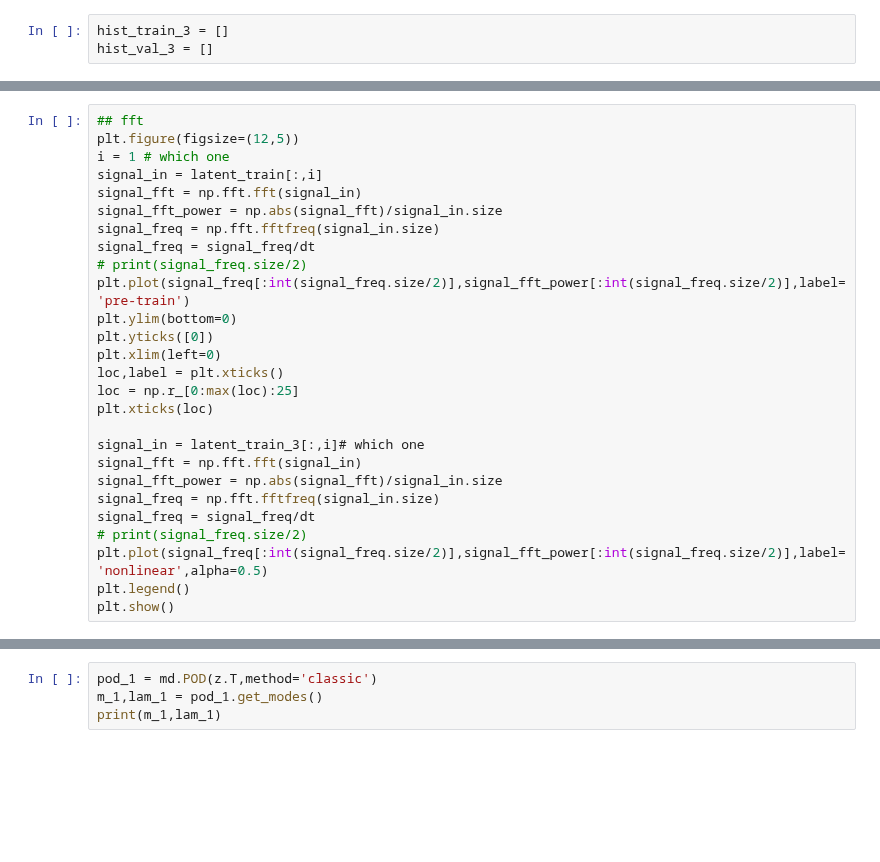
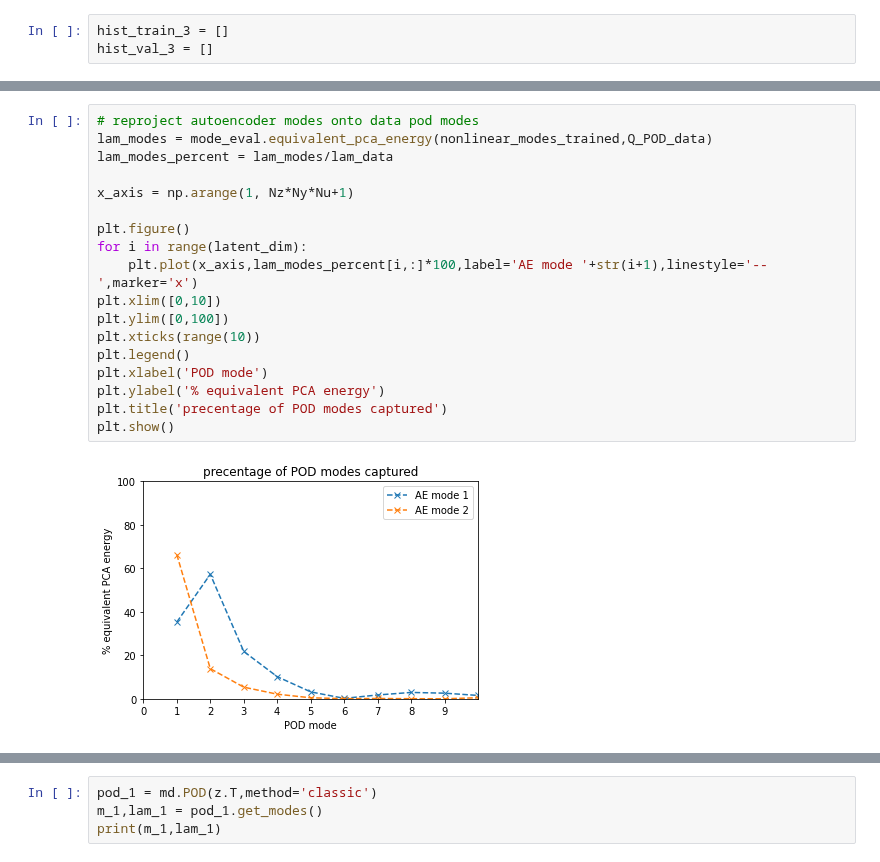
Before and after one commit to MagriLab/MD-CNN-AE, a Jupyter notebook: experiment.ipynb, the cells around one changed output, grey strips where cells are left out. Saved outputs shown, nothing was run; the diff lists cells and outputs as text; blank space fills up the shorter version.

```diff
--- a/experiment.ipynb
+++ b/experiment.ipynb
@@ -587,27 +546,0 @@ plt.show()
-# %%
-## fft
-plt.figure(figsize=(12,5))
-i = 1 # which one
-signal_in = latent_train[:,i]
-signal_fft = np.fft.fft(signal_in)
-signal_fft_power = np.abs(signal_fft)/signal_in.size
-signal_freq = np.fft.fftfreq(signal_in.size)
-signal_freq = signal_freq/dt
-# print(signal_freq.size/2)
-plt.plot(signal_freq[:int(signal_freq.size/2)],signal_fft_power[:int(signal_freq.size/2)],label='pre-train')
-plt.ylim(bottom=0)
-plt.yticks([0])
-plt.xlim(left=0)
-loc,label = plt.xticks()
-loc = np.r_[0:max(loc):25]
-plt.xticks(loc)
-
-signal_in = latent_train_3[:,i]# which one
-signal_fft = np.fft.fft(signal_in)
-signal_fft_power = np.abs(signal_fft)/signal_in.size
-signal_freq = np.fft.fftfreq(signal_in.size)
-signal_freq = signal_freq/dt
-# print(signal_freq.size/2)
-plt.plot(signal_freq[:int(signal_freq.size/2)],signal_fft_power[:int(signal_freq.size/2)],label='nonlinear',alpha=0.5)
-plt.legend()
-plt.show()
@@ -613,0 +564,20 @@ plt.show()
+# %%
+# reproject autoencoder modes onto data pod modes
+lam_modes = mode_eval.equivalent_pca_energy(nonlinear_modes_trained,Q_POD_data)
+lam_modes_percent = lam_modes/lam_data
+
+x_axis = np.arange(1, Nz*Ny*Nu+1)
+
+plt.figure()
+for i in range(latent_dim):
+    plt.plot(x_axis,lam_modes_percent[i,:]*100,label='AE mode '+str(i+1),linestyle='--',marker='x')
+plt.xlim([0,10])
+plt.ylim([0,100])
+plt.xticks(range(10))
+plt.legend()
+plt.xlabel('POD mode')
+plt.ylabel('% equivalent PCA energy')
+plt.title('precentage of POD modes captured')
+plt.show()
+# %% [output]
+[figure, added]
```
Also changed, not shown: parts of 32 cells of this notebook, 1 other file.
